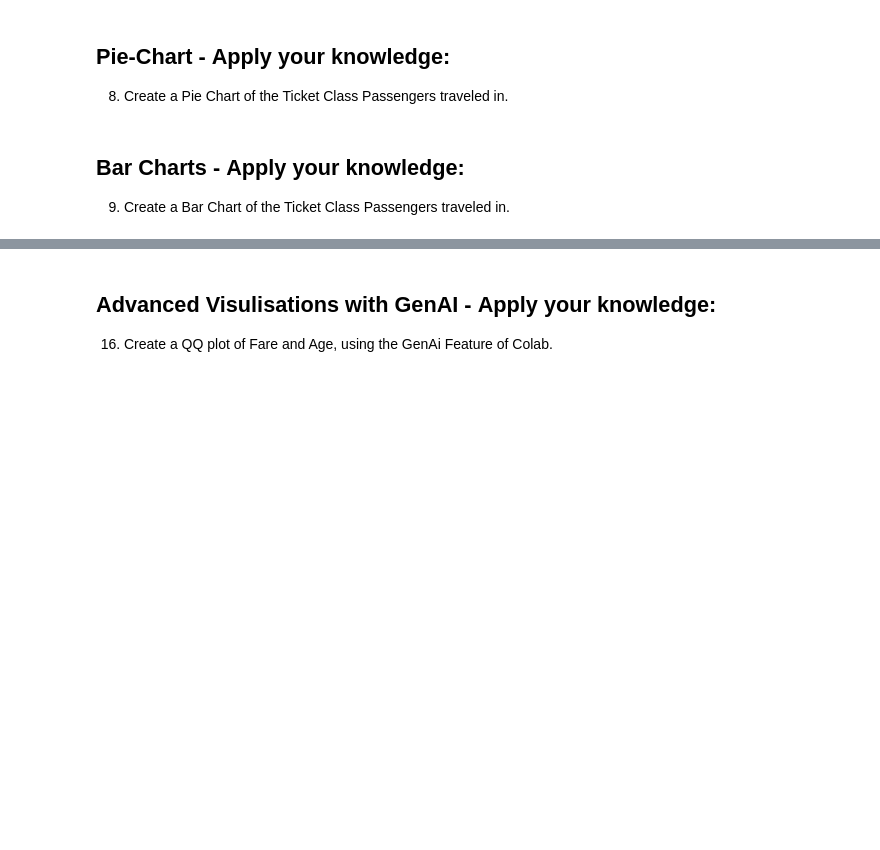
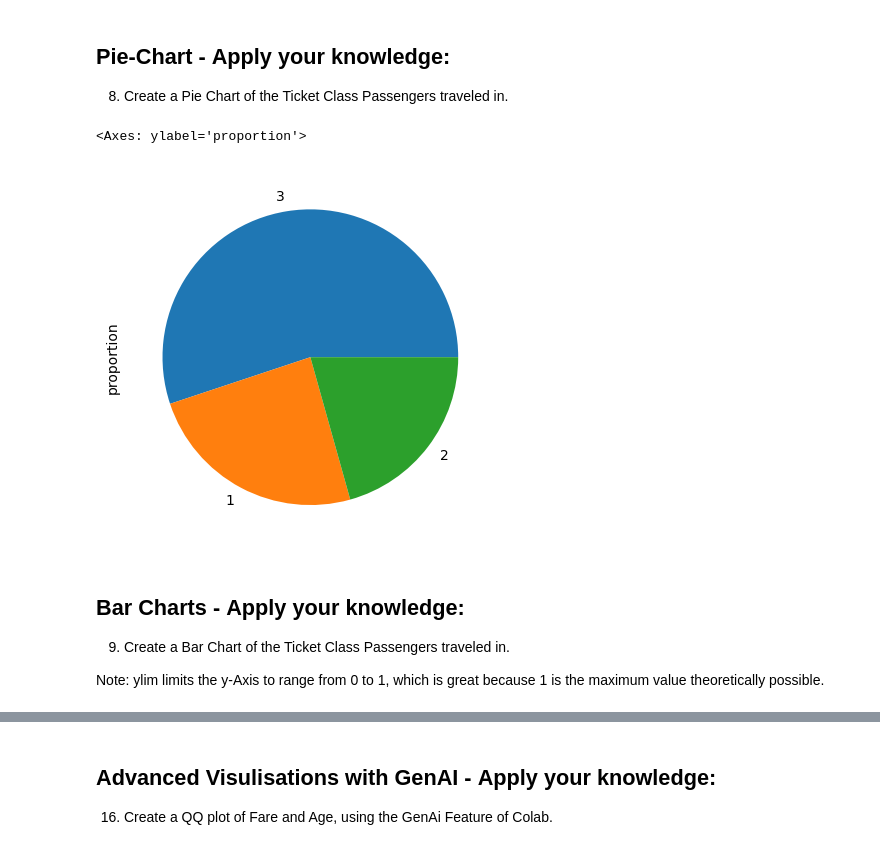
Before and after one commit to mschuessler/dba_lecture, a Jupyter notebook: notebooks/DBA2_02_Desc_Stats_and_Vis.ipynb, the cells around one changed output, grey strips where cells are left out. Drawn from its saved outputs; the diff is of its cells as text; code cells hidden in the pictures; blank space fills up the shorter version.

```diff
--- a/notebooks/DBA2_02_Desc_Stats_and_Vis.ipynb
+++ b/notebooks/DBA2_02_Desc_Stats_and_Vis.ipynb
@@ -48,6 +133,13 @@ passengers
 # %% [markdown]
 ## Pie-Chart - **Apply your knowledge**:
 8. Create a Pie Chart of the Ticket Class Passengers traveled in.
+# %%
+passengers.Pclass.value_counts(normalize=True).plot.pie()
+# %% [output]
+<Axes: ylabel='proportion'>
+[figure, added]
 # %% [markdown]
 ## Bar Charts - **Apply your knowledge**:
 9. Create a Bar Chart of the Ticket Class Passengers traveled in.
+
+Note: ylim limits the y-Axis to range from 0 to 1, which is great because 1 is the maximum value theoretically possible.
```
Also changed, not shown: parts of 24 cells of this notebook.
